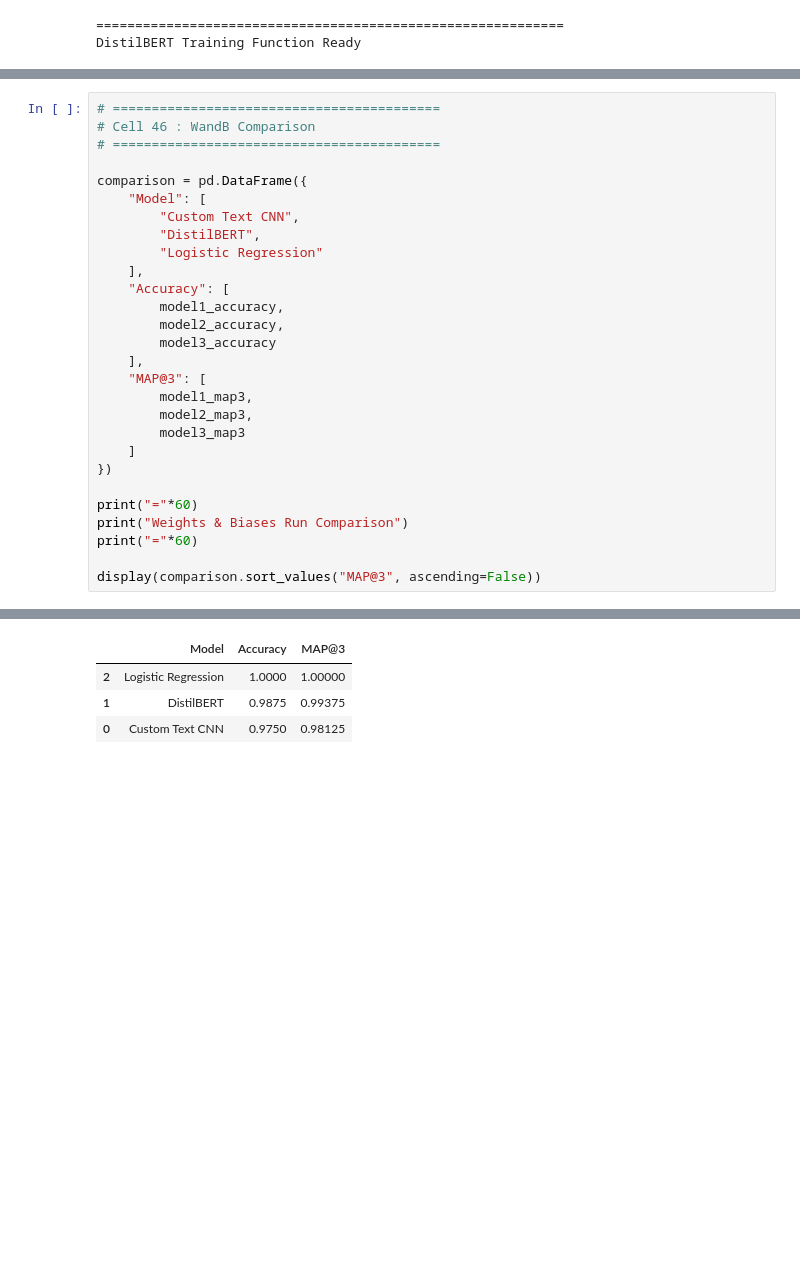
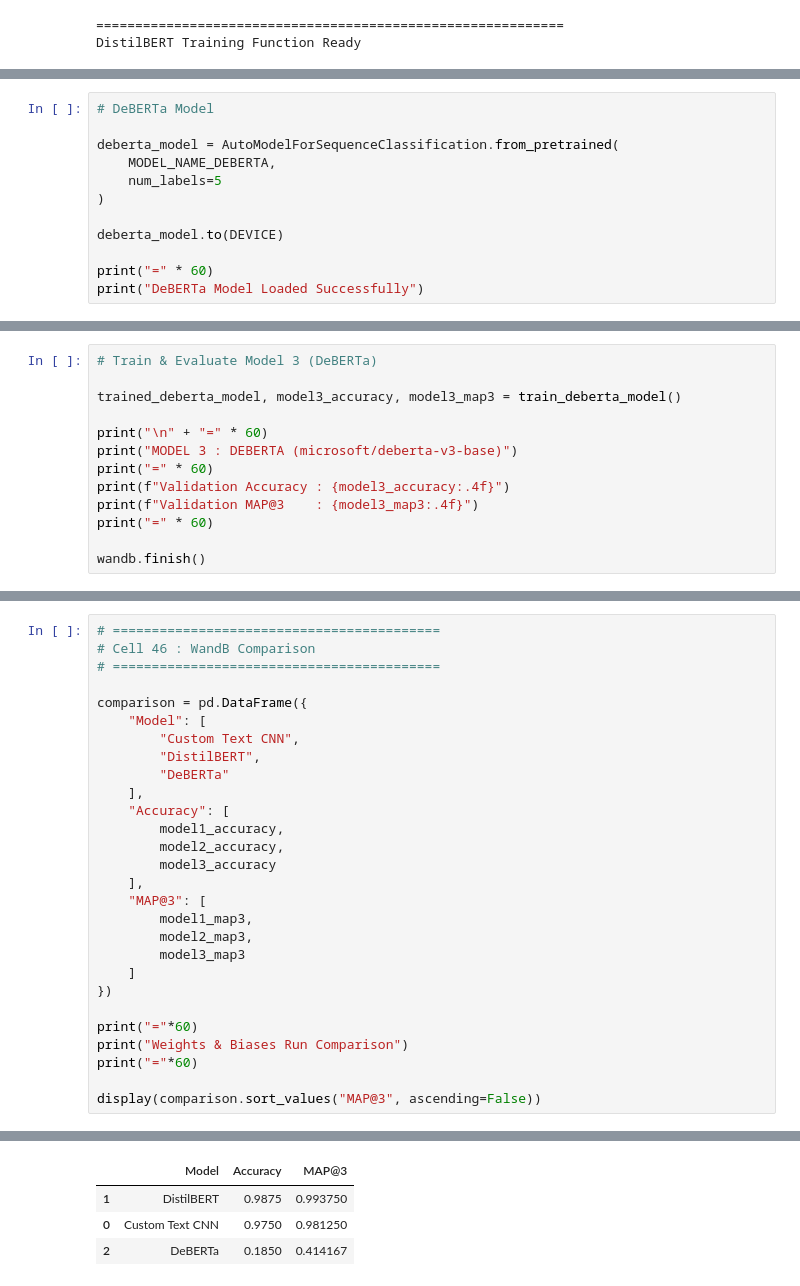
Before and after one commit to rajeevpatel090/dl-23f3002112-notebook-t22026, a Jupyter notebook: notebooks/dl-23f3002112-notebook-t22026.ipynb, the cells around one changed output, grey strips where cells are left out. Cells and saved outputs as stored; diff of their text form; blank space fills up the shorter version.

```diff
--- a/notebooks/dl-23f3002112-notebook-t22026.ipynb
+++ b/notebooks/dl-23f3002112-notebook-t22026.ipynb
@@ -1310,0 +1189,12 @@ Find logs at: ./wandb/run-20260806_163620-ar8uikrh/logs
+# %%
+# DeBERTa Model
+
+deberta_model = AutoModelForSequenceClassification.from_pretrained(
+    MODEL_NAME_DEBERTA,
+    num_labels=5
+)
+
+deberta_model.to(DEVICE)
+
+print("=" * 60)
+print("DeBERTa Model Loaded Successfully")
@@ -1310,0 +1343,13 @@ Find logs at: ./wandb/run-20260806_163620-ar8uikrh/logs
+# %%
+# Train & Evaluate Model 3 (DeBERTa)
+
+trained_deberta_model, model3_accuracy, model3_map3 = train_deberta_model()
+
+print("\n" + "=" * 60)
+print("MODEL 3 : DEBERTA (microsoft/deberta-v3-base)")
+print("=" * 60)
+print(f"Validation Accuracy : {model3_accuracy:.4f}")
+print(f"Validation MAP@3    : {model3_map3:.4f}")
+print("=" * 60)
+
+wandb.finish()
@@ -1605,37 +1711,37 @@ Total Test Samples : 500
 # Cell 46 : WandB Comparison
 # ==========================================
 
 comparison = pd.DataFrame({
     "Model": [
         "Custom Text CNN",
         "DistilBERT",
-        "Logistic Regression"
+        "DeBERTa"
     ],
     "Accuracy": [
         model1_accuracy,
         model2_accuracy,
         model3_accuracy
     ],
     "MAP@3": [
         model1_map3,
         model2_map3,
         model3_map3
     ]
 })
 
 print("="*60)
 print("Weights & Biases Run Comparison")
 print("="*60)
 
 display(comparison.sort_values("MAP@3", ascending=False))
 # %% [output]
 ============================================================
 Weights & Biases Run Comparison
 ============================================================
 |  | Model | Accuracy | MAP@3 |
-| 2 | Logistic Regression | 1.0000 | 1.00000 |
-| 1 | DistilBERT | 0.9875 | 0.99375 |
-| 0 | Custom Text CNN | 0.9750 | 0.98125 |
+| 1 | DistilBERT | 0.9875 | 0.993750 |
+| 0 | Custom Text CNN | 0.9750 | 0.981250 |
+| 2 | DeBERTa | 0.1850 | 0.414167 |
 # %%
 # ==========================================
 # Cell 47 : Model Summary
```
Also changed, not shown: parts of 26 cells of this notebook.
